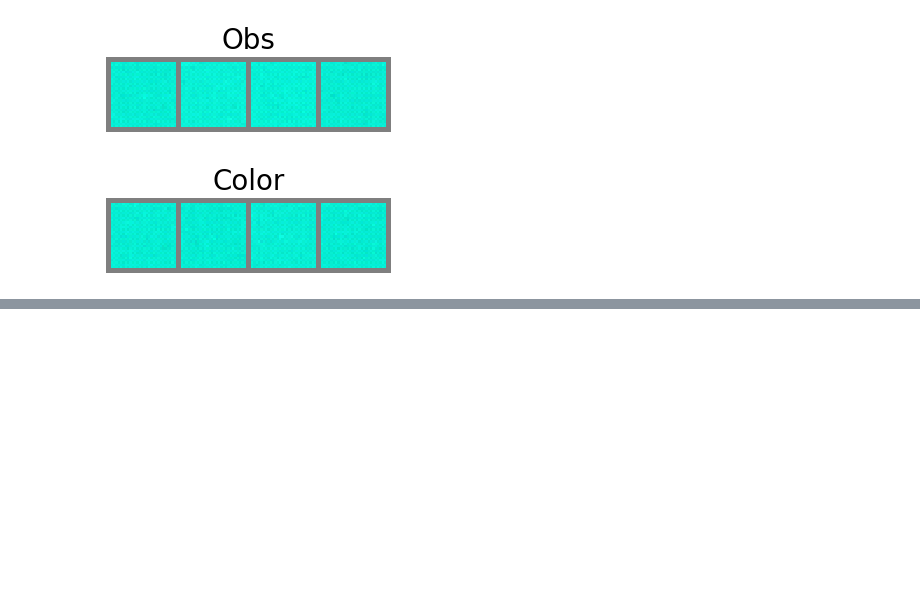
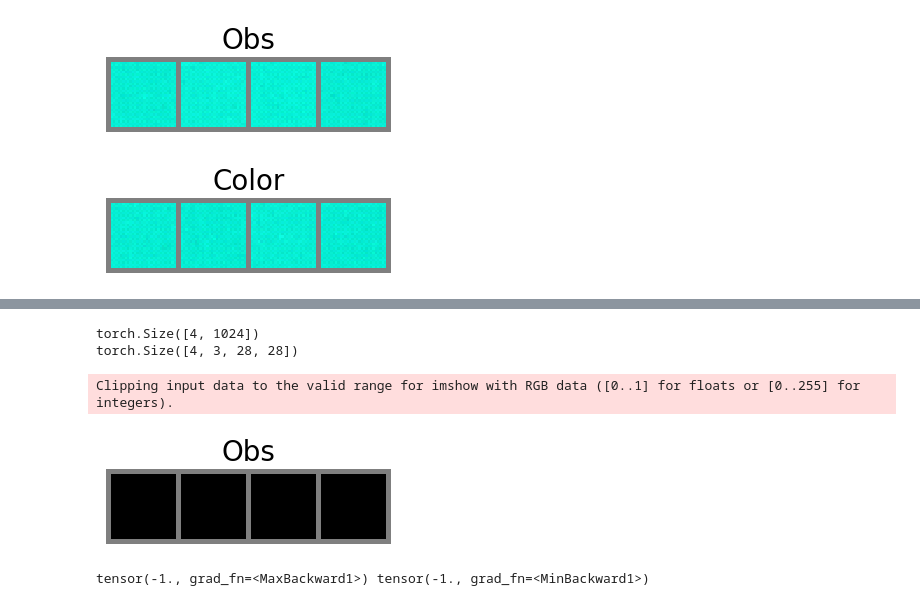
Before and after one commit to tree1111/CDRL, a Jupyter notebook: notebooks/Inspect Trained Models.ipynb, the cells around one changed output, grey strips where cells are left out. Cells and saved outputs as stored; diff of their text form; code cells hidden in the pictures; blank space fills up the shorter version.

Commit message:
Try training it again
Signed-off-by: Adam Li <adam2392@gmail.com>

```diff
--- a/notebooks/Inspect Trained Models.ipynb
+++ b/notebooks/Inspect Trained Models.ipynb
@@ -293,0 +349,7 @@ show_imgs(new_obs_imgs, title='Color')
+# %%
+seed=1
+graph_type='chain'
+
+results_dir = Path(f'/Users/adam2392/pytorch_data/data/variational/vae-{graph_type}-seed={seed}/')
+model_fname = f'vae-{graph_type}-seed={seed}-model.pt'
+model = torch.load(results_dir / model_fname, map_location=torch.device('cpu'))
@@ -293,0 +376,22 @@ show_imgs(new_obs_imgs, title='Color')
+# %%
+# sample from normal distribution
+noise = torch.randn(4, 3)
+obs_imgs = model.decoder(noise).reshape(4, 3, 28, 28)
+print(obs_imgs.shape)
+# %% [output]
+torch.Size([4, 1024])
+torch.Size([4, 3, 28, 28])
+# %%
+new_obs_imgs = torch.zeros_like(obs_imgs)
+for idx, image in enumerate(obs_imgs):
+    image = (image - image.min()) / (image.max() - image.min())
+    new_obs_imgs[idx, ...] = image
+
+show_imgs(obs_imgs, title='Obs')
+# %% [output]
+Clipping input data to the valid range for imshow with RGB data ([0..1] for floats or [0..255] for integers).
+[figure, added]
+# %%
+print(obs_imgs.max(), obs_imgs.min())
+# %% [output]
+tensor(-1., grad_fn=<MaxBackward1>) tensor(-1., grad_fn=<MinBackward1>)
```
Also changed, not shown: parts of 5 cells of this notebook, 2 other files.
